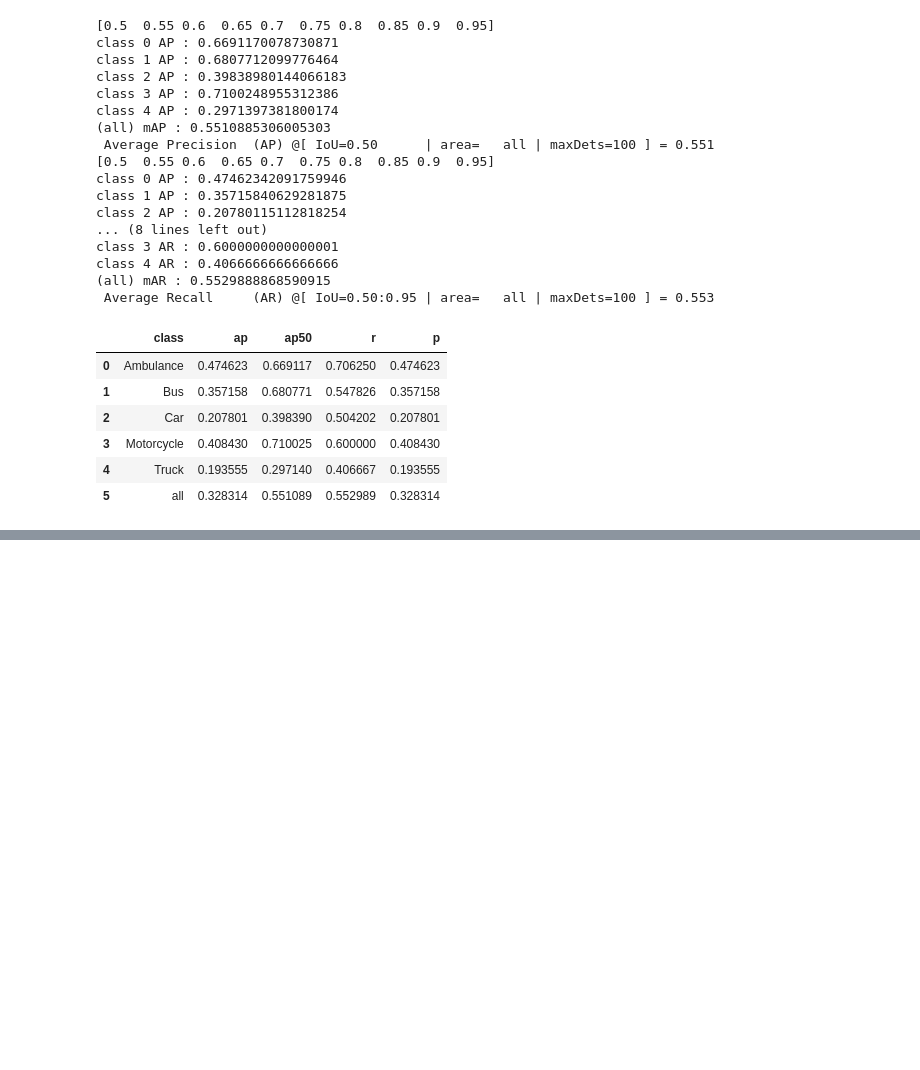
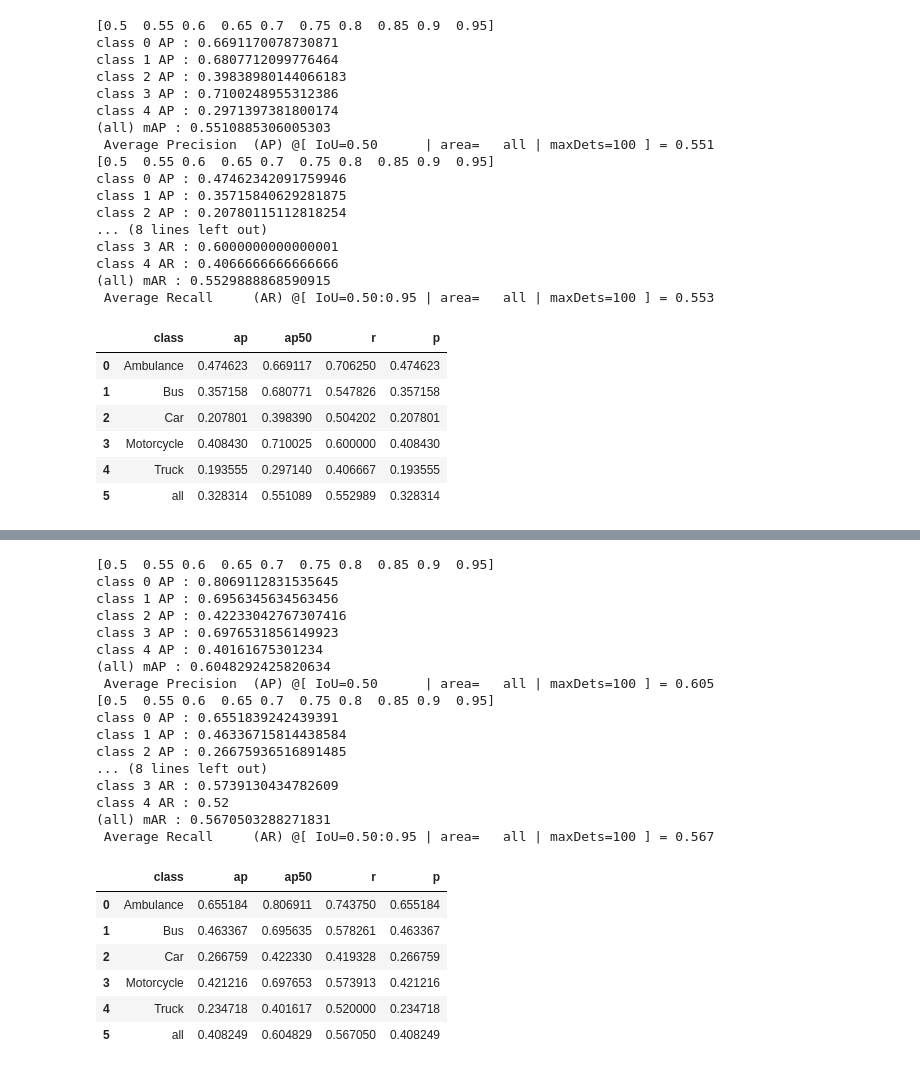
Before and after one commit to FutureScopeAI/AAI501, a Jupyter notebook: notebooks/model_fastrcnn.ipynb, the cells around one changed output, grey strips where cells are left out. Saved outputs shown, nothing was run; the diff lists cells and outputs as text; code cells hidden in the pictures; blank space fills up the shorter version.

```diff
--- a/notebooks/model_fastrcnn.ipynb
+++ b/notebooks/model_fastrcnn.ipynb
@@ -404,0 +442,15 @@ dfMetrics.to_pickle(metrics_file_name)
+# %%
+# Adapt dataset to match detecto's dataset
+from torchvision.transforms import v2 as transforms
+tv_normalize_transform = transforms.Normalize(mean=[0.485, 0.456, 0.406], std=[0.229, 0.224, 0.225])
+detecto_transforms = transforms.Compose([transforms.ToTensor(), tv_normalize_transform])
+
+d_dataset_test = Group3Dataset(val_image_dir, val_label_dir, detecto_transforms)
+d_data_loader_test = torch.utils.data.DataLoader(
+    d_dataset_test,
+    batch_size=1,
+    shuffle=False,
+    collate_fn=utils.collate_fn
+)
+
+deval = evaluate(dmodel, d_data_loader_test, device=device)
@@ -404,0 +475,42 @@ dfMetrics.to_pickle(metrics_file_name)
+# %%
+iou_type = "bbox"
+d_ce = deval.coco_eval[iou_type]
+d_ap50 = multiclass_summarize(d_ce, ap=1, iouThr=0.5) # Print AP for each class
+d_ap = multiclass_summarize(d_ce) # Print AP for each class
+d_ar = multiclass_summarize(d_ce, ap=2) # Print AR for each class
+
+# summarize the results
+import pandas as pd
+d_dfMetrics = pd.DataFrame({
+    "class": label_array + ['all'],
+    "ap": d_ap,
+    "ap50": d_ap50,
+    "r": d_ar,
+    "p": d_ap,
+})
+display(d_dfMetrics)
+# %% [output]
+[0.5  0.55 0.6  0.65 0.7  0.75 0.8  0.85 0.9  0.95]
+class 0 AP : 0.8069112831535645
+class 1 AP : 0.6956345634563456
+class 2 AP : 0.42233042767307416
+class 3 AP : 0.6976531856149923
+class 4 AP : 0.40161675301234
+(all) mAP : 0.6048292425820634
+ Average Precision  (AP) @[ IoU=0.50      | area=   all | maxDets=100 ] = 0.605
+[0.5  0.55 0.6  0.65 0.7  0.75 0.8  0.85 0.9  0.95]
+class 0 AP : 0.6551839242439391
+class 1 AP : 0.46336715814438584
+class 2 AP : 0.26675936516891485
+... (8 lines left out)
+class 3 AR : 0.5739130434782609
+class 4 AR : 0.52
+(all) mAR : 0.5670503288271831
+ Average Recall     (AR) @[ IoU=0.50:0.95 | area=   all | maxDets=100 ] = 0.567
+|  | class | ap | ap50 | r | p |
+| 0 | Ambulance | 0.655184 | 0.806911 | 0.743750 | 0.655184 |
+| 1 | Bus | 0.463367 | 0.695635 | 0.578261 | 0.463367 |
+| 2 | Car | 0.266759 | 0.422330 | 0.419328 | 0.266759 |
+| 3 | Motorcycle | 0.421216 | 0.697653 | 0.573913 | 0.421216 |
+| 4 | Truck | 0.234718 | 0.401617 | 0.520000 | 0.234718 |
+| 5 | all | 0.408249 | 0.604829 | 0.567050 | 0.408249 |
```
Also changed, not shown: parts of 6 cells of this notebook, 2 other files.
